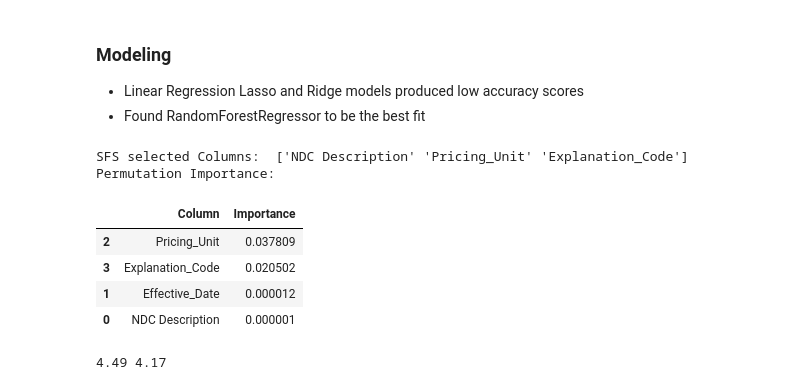
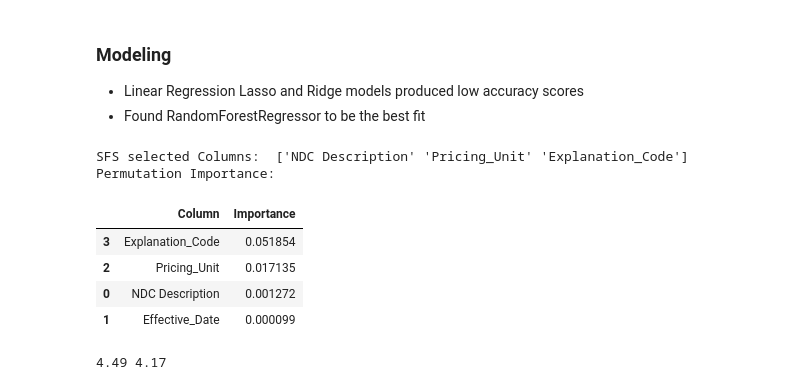
Before and after one commit to rajsandilya/Capstone, a Jupyter notebook: Capstone.ipynb, the cells around one changed output. Cells and saved outputs as stored; diff of their text form; code cells hidden in the pictures.

```diff
--- a/Capstone.ipynb
+++ b/Capstone.ipynb
@@ -316,28 +318,27 @@ g.set_xticklabels(rotation=90);
 # %%
 X = nadac_generics_df_enc.drop(columns = ['NADAC_Per_Unit'], axis = 1)
 y = nadac_generics_df_enc['NADAC_Per_Unit']
 
 #Sequencial Feature Selection
 lr = LinearRegression()
 sfs = SequentialFeatureSelector(lr,n_features_to_select=3)
 sfs.fit(X.copy(), y)
 print('SFS selected Columns: ', X.columns[sfs.get_support()].values)
 
 # X = X.drop(columns = ['Effective_Date'], axis = 1)
-
 #  Column Importance
 lr.fit(X,y)
-r = permutation_importance(lr, X_test, y_test, n_repeats = 50, random_state = 93)
+r = permutation_importance(lr, X, y, n_repeats = 50, random_state = 42)
 
 per_imp_df = pd.DataFrame({"Column":X.columns, "Importance":r.importances_mean}).sort_values(
         by = "Importance", ascending = False)
 print('Permutation Importance: ')
 per_imp_df
 # %% [output]
 SFS selected Columns:  ['NDC Description' 'Pricing_Unit' 'Explanation_Code']
 Permutation Importance:
 |  | Column | Importance |
-| 2 | Pricing_Unit | 0.037809 |
-| 3 | Explanation_Code | 0.020502 |
-| 1 | Effective_Date | 0.000012 |
-| 0 | NDC Description | 0.000001 |
+| 3 | Explanation_Code | 0.051854 |
+| 2 | Pricing_Unit | 0.017135 |
+| 0 | NDC Description | 0.001272 |
+| 1 | Effective_Date | 0.000099 |
```
Also changed, not shown: parts of 20 cells of this notebook.
